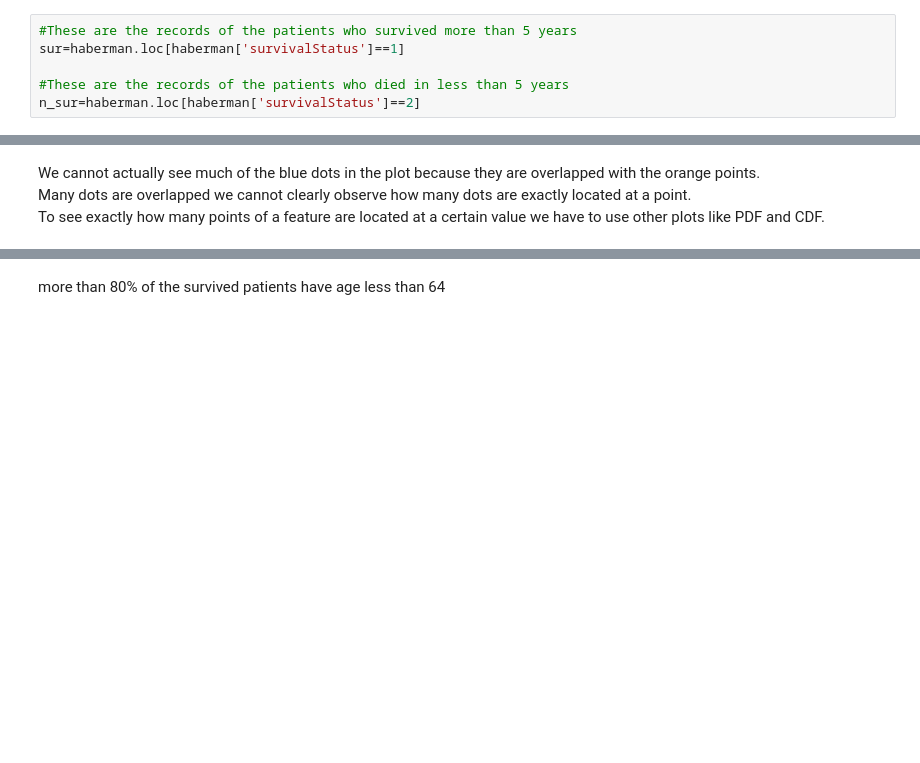
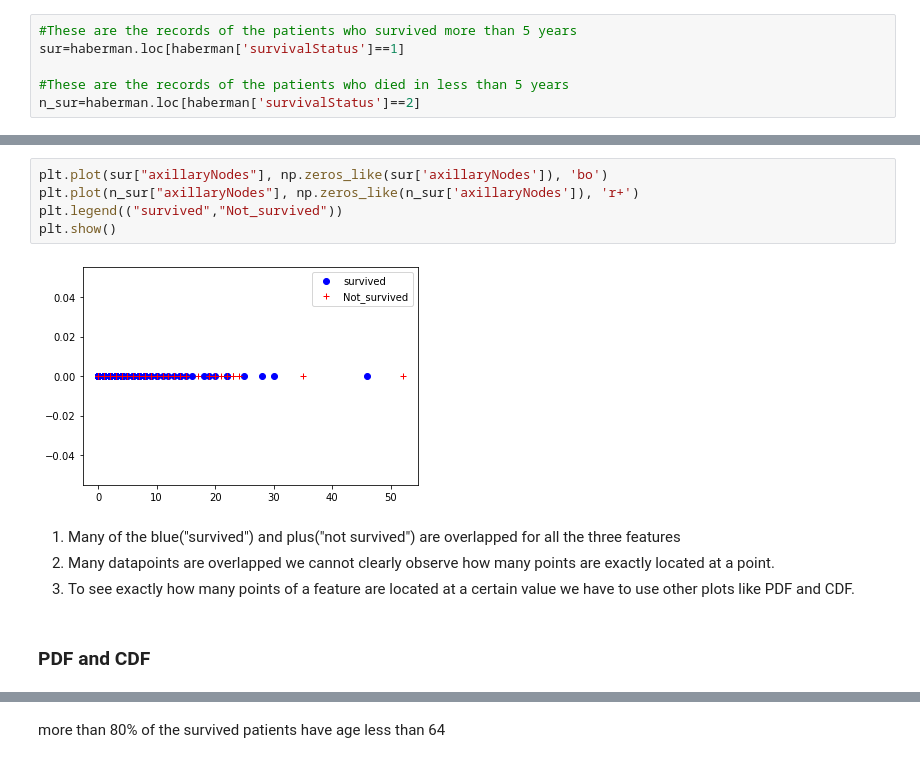
Before and after one commit to ranadheer314/Machine-Learning, a Jupyter notebook: Haberman Survival EDA.ipynb, the cells around one changed output, grey strips where cells are left out. Drawn from its saved outputs; the diff is of its cells as text; blank space fills up the shorter version.

```diff
--- a/Haberman Survival EDA.ipynb
+++ b/Haberman Survival EDA.ipynb
@@ -116,5 +99,16 @@ plt.show()
+# %%
+plt.plot(sur["axillaryNodes"], np.zeros_like(sur['axillaryNodes']), 'bo')
+plt.plot(n_sur["axillaryNodes"], np.zeros_like(n_sur['axillaryNodes']), 'r+')
+plt.legend(("survived","Not_survived"))
+plt.show()
+# %% [output]
+[figure, added]
 # %% [markdown]
-<p>We cannot actually see much of the blue dots in the plot because they are overlapped with the orange points.<br> Many dots are overlapped we cannot clearly observe how many dots are exactly located at a point.<br>To see exactly how many points of a feature are located at a certain value we have to use other plots like PDF and CDF.</p>
+1. Many of the blue("survived") and plus("not survived") are overlapped for all the three features
+3. Many datapoints are overlapped we cannot clearly observe how many points are exactly located at a point.
+4. To see exactly how many points of a feature are located at a certain value we have to use other plots like PDF and CDF.
+# %% [markdown]
+### PDF and CDF
 # %%
 sns.FacetGrid(haberman, hue="survivalStatus", height=5).map(sns.distplot, "Age").add_legend();
 plt.show();
```
Also changed, not shown: parts of 73 cells of this notebook, 2 other files.
